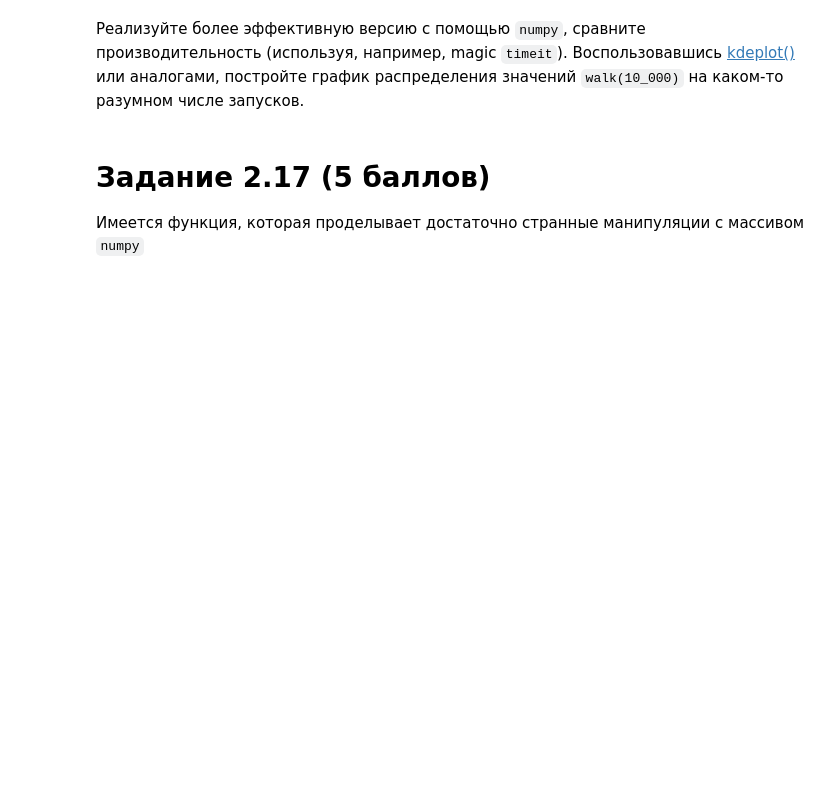
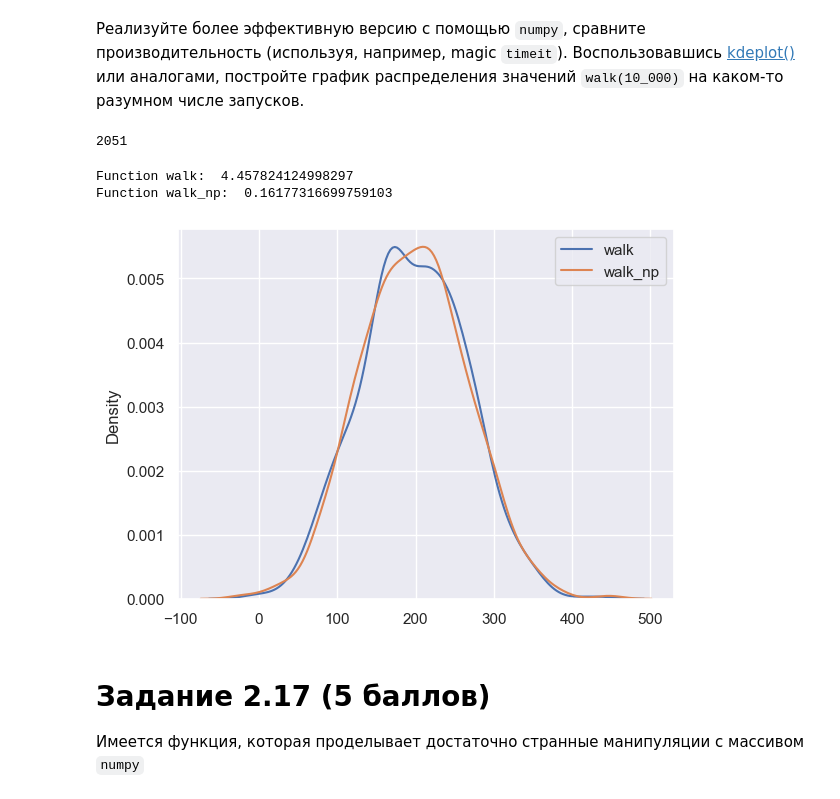
Before and after one commit to AirisFiorentini/Python-for-Data-Analysis, a Jupyter notebook: Task_2.ipynb, the cells around one changed output. Cells and saved outputs as stored; diff of their text form; code cells hidden in the pictures; blank space fills up the shorter version.

```diff
--- a/Task_2.ipynb
+++ b/Task_2.ipynb
@@ -371,3 +386,25 @@ walk(10_000)
+# %%
+def walk_np(n: int) -> int:
+    return np.sum(np.random.choice([-3, -1, 0, 2, 3], size=n))
+
+walk_np(10_000)
+# %% [output]
+2051
+# %%
+print("Function walk: ", timeit.timeit('walk(10000)', globals=globals(), number=1000))
+print("Function walk_np: ", timeit.timeit('walk_np(10000)', globals=globals(), number=1000))
+# %% [output]
+Function walk:  4.457824124998297
+Function walk_np:  0.16177316699759103
+# %%
+walk_values = [walk(1000) for _ in range(1000)]
+walk_np_values = [walk_np(1000) for _ in range(1000)]
+sns.kdeplot(walk_values, label='walk')
+sns.kdeplot(walk_np_values, label='walk_np')
+plt.legend()
+plt.show()
+# %% [output]
+[figure, added]
 # %% [markdown]
 # Задание 2.17 (5 баллов)
 
```
Also changed, not shown: parts of 6 cells of this notebook.
